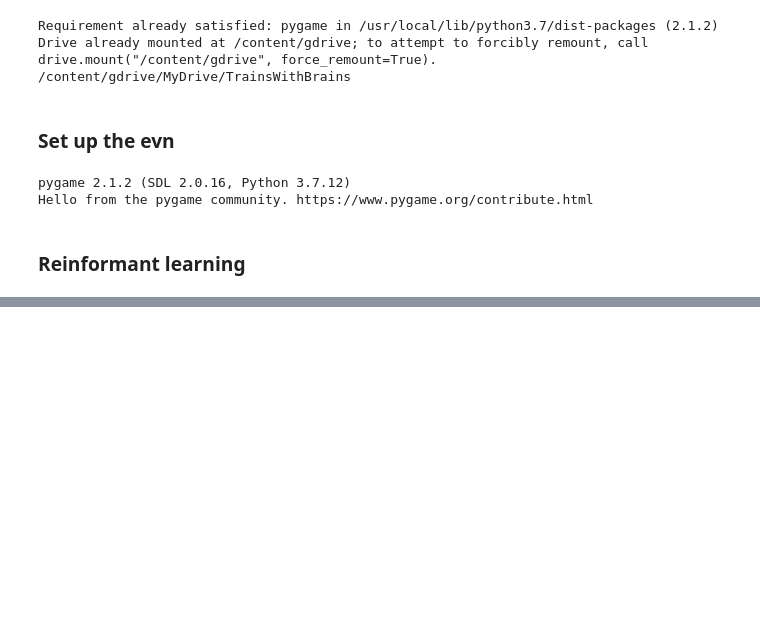
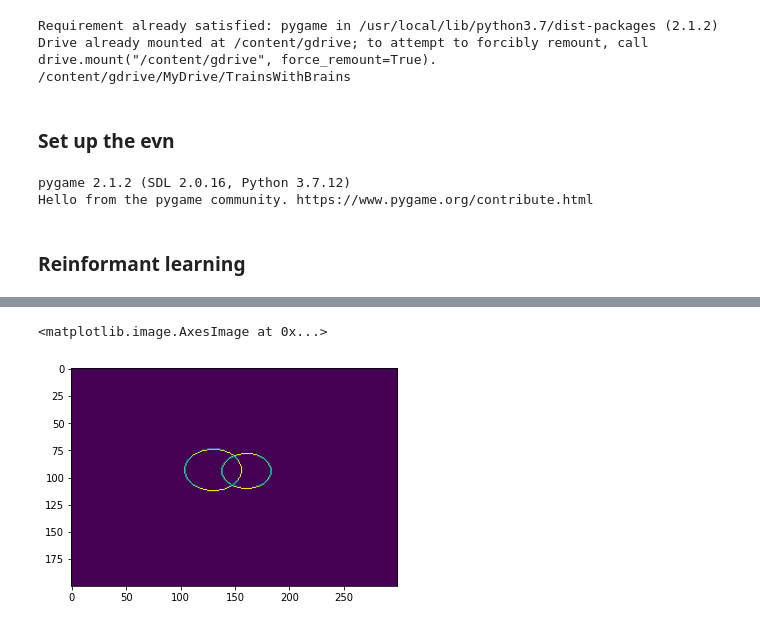
Before and after one commit to stianteien/TrainsWithBrains, a Jupyter notebook: main_notebook.ipynb, the cells around one changed output, grey strips where cells are left out. Drawn from its saved outputs; the diff is of its cells as text; code cells hidden in the pictures; blank space fills up the shorter version.

```diff
--- a/main_notebook.ipynb
+++ b/main_notebook.ipynb
@@ -195,0 +181,5 @@ Fast-forward
+# %%
+plt.imshow(subwaysystem.frame.T)
+# %% [output]
+<matplotlib.image.AxesImage at 0x...>
+[figure, added]
```
Also changed, not shown: parts of 7 cells of this notebook.
